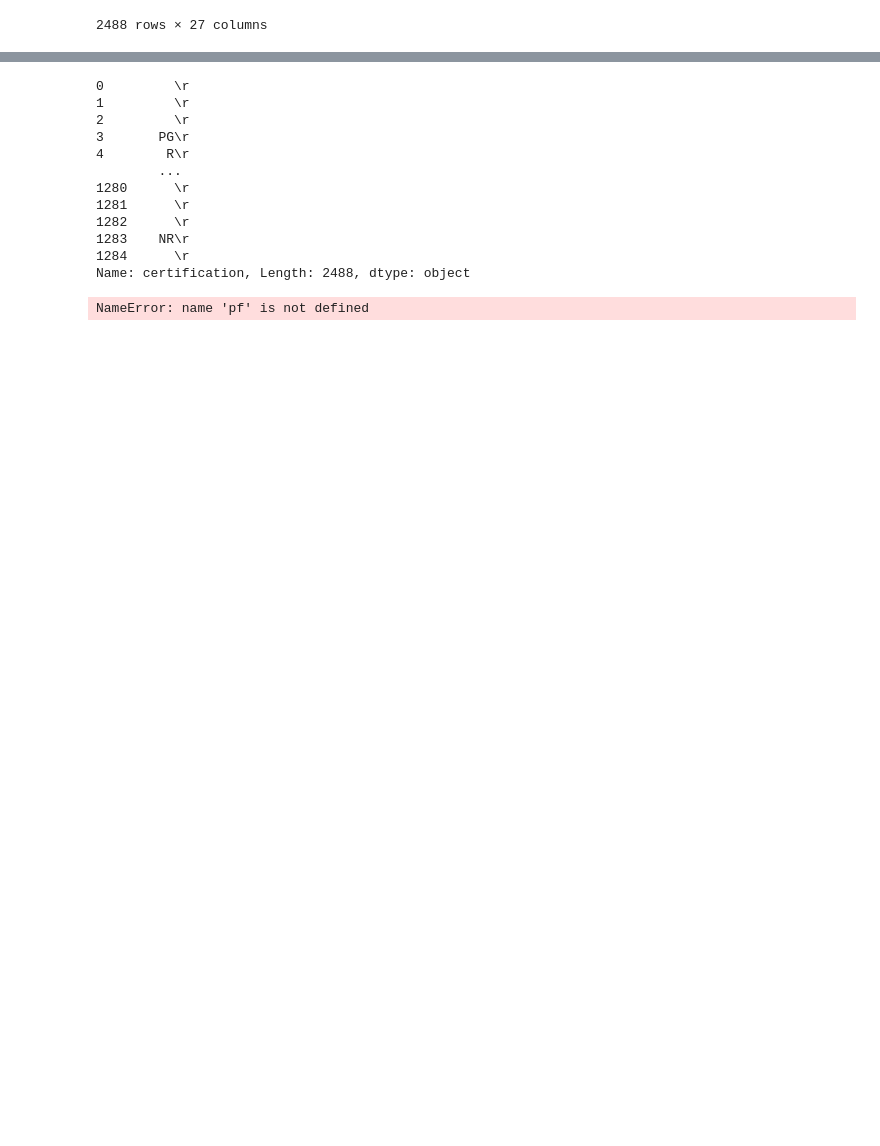
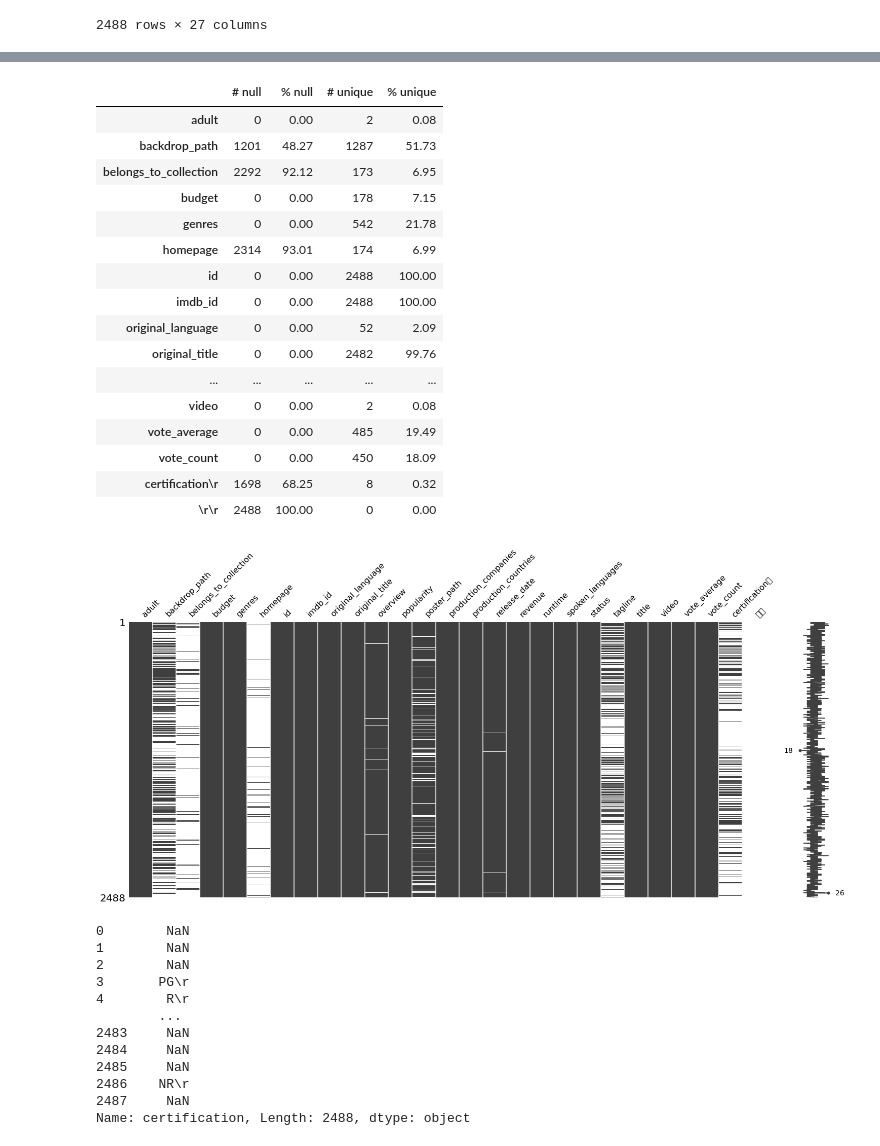
Before and after one commit to cole-beach/What-Makes-A-Movie-Successful, a Jupyter notebook: What Makes a Movie Successful - Part 02B - EDA Overview.ipynb, the cells around one changed output, grey strips where cells are left out. Saved outputs shown, nothing was run; the diff lists cells and outputs as text; code cells hidden in the pictures; blank space fills up the shorter version.

```diff
--- a/What Makes a Movie Successful - Part 02B - EDA Overview.ipynb
+++ b/What Makes a Movie Successful - Part 02B - EDA Overview.ipynb
@@ -82,3 +86,9 @@ df
 | 1283 | False | NaN | NaN | 0.0 | [{'id': 27, 'name': 'Horror'}] | https://www.utahwolf.com/films/co... | 871624.0 | tt8795764 | ... |
 | 1284 | False | NaN | NaN | 0.0 | [{'id': 28, 'name': 'Action'}] | http://www.hkcinemagic.com/en/mov... | 201706.0 | tt9071078 | ... |
 2488 rows × 27 columns
+# %%
+fname =FOLDER+'combined_tmdb_api_data.csv.gz'
+df.to_csv(fname,compression='gzip',index=False)
+df = pd.read_csv(fname, lineterminator='\n')
+df.info()
+df.head()
@@ -84,0 +119,3 @@ df
+# %%
+df['Release Year'] = df['release_date'].apply(lambda x: float(str(x).split('-')[0]))
+df
@@ -85,21 +136,38 @@ df
+# %%
+df.replace({'\r':np.nan},inplace=True)
+pf.check_nulls_nunique(df)
+# %% [output]
+|  | # null | % null | # unique | % unique |
+| adult | 0 | 0.00 | 2 | 0.08 |
+| backdrop_path | 1201 | 48.27 | 1287 | 51.73 |
+| belongs_to_collection | 2292 | 92.12 | 173 | 6.95 |
+| budget | 0 | 0.00 | 178 | 7.15 |
+| genres | 0 | 0.00 | 542 | 21.78 |
+| homepage | 2314 | 93.01 | 174 | 6.99 |
+| id | 0 | 0.00 | 2488 | 100.00 |
+| imdb_id | 0 | 0.00 | 2488 | 100.00 |
+| original_language | 0 | 0.00 | 52 | 2.09 |
+| original_title | 0 | 0.00 | 2482 | 99.76 |
+| ... | ... | ... | ... | ... |
+| video | 0 | 0.00 | 2 | 0.08 |
+| vote_average | 0 | 0.00 | 485 | 19.49 |
+| vote_count | 0 | 0.00 | 450 | 18.09 |
+| certification\r | 1698 | 68.25 | 8 | 0.32 |
+| \r\r | 2488 | 100.00 | 0 | 0.00 |
+[figure, added]
 # %%
 df['certification'] = df['certification\r']
 df['certification']
 # %% [output]
-0         \r
-1         \r
-2         \r
+0        NaN
+1        NaN
+2        NaN
 3       PG\r
 4        R\r
         ...
-1280      \r
-1281      \r
-1282      \r
-1283    NR\r
-1284      \r
+2483     NaN
+2484     NaN
+2485     NaN
+2486    NR\r
+2487     NaN
 Name: certification, Length: 2488, dtype: object
-# %%
-df.replace({'\\r':np.nan},inplace=True)
-pf.check_nulls_nunique(df)
-# %% [output]
-NameError: name 'pf' is not defined
```
Also changed, not shown: parts of 12 cells of this notebook, 2 other files.
